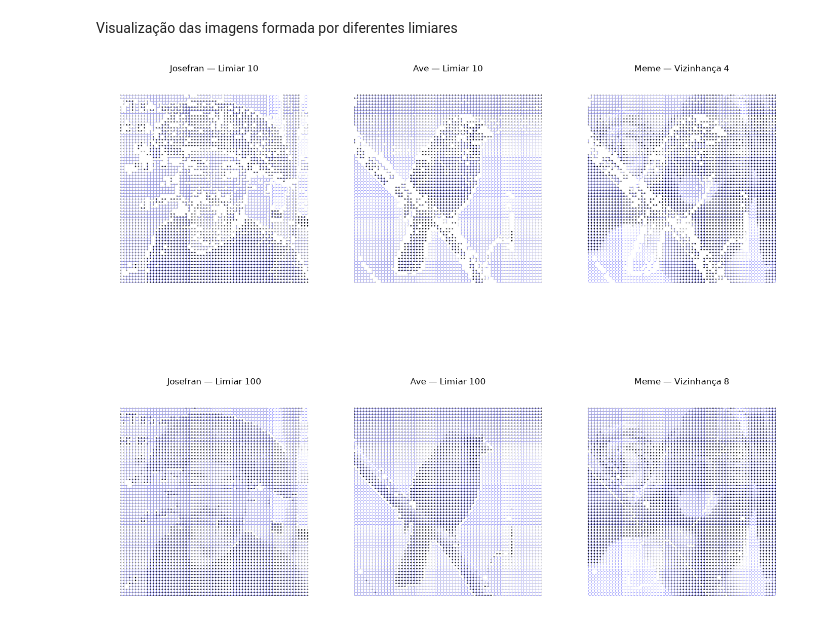
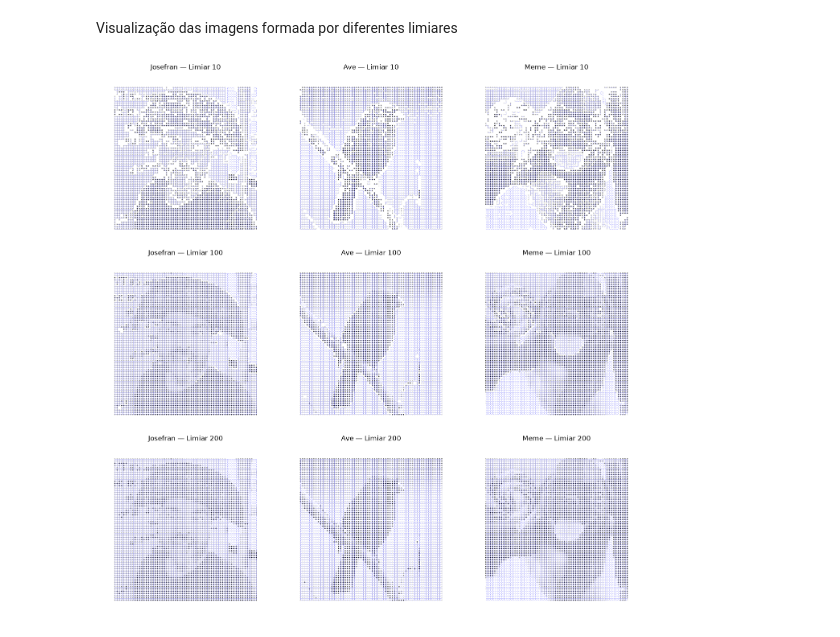
Before and after one commit to pab-h/image-graph, a Jupyter notebook: notebooks/experimentos/diferenças entre limiares com vizinhanças de 4.ipynb, the cells around one changed output. Drawn from its saved outputs; the diff is of its cells as text; code cells hidden in the pictures.

Commit message:
fix: Testando com 3 limiares em vez de apenas 2

```diff
--- a/notebooks/experimentos/diferenças entre limiares com vizinhanças de 4.ipynb
+++ b/notebooks/experimentos/diferenças entre limiares com vizinhanças de 4.ipynb
@@ -144,24 +144,32 @@ def construir_grafo_imagem(matriz_pixels, vizinhanca=4, limiar=10):
 # %% [markdown]
 Visualização das imagens formada por diferentes limiares
 # %%
-josefran_graph_10l = construir_grafo_imagem(josefran_image, vizinhanca = 4, limiar  = 10)
+josefran_graph_10l  = construir_grafo_imagem(josefran_image, vizinhanca = 4, limiar  = 10)
 josefran_graph_100l = construir_grafo_imagem(josefran_image, vizinhanca = 4, limiar = 100)
+josefran_graph_200l = construir_grafo_imagem(josefran_image, vizinhanca = 4, limiar = 200)
 # %%
 ave_graph_10l = construir_grafo_imagem(ave_image, vizinhanca = 4, limiar  = 10)
 ave_graph_100l = construir_grafo_imagem(ave_image, vizinhanca = 4, limiar = 100)
+ave_graph_200l = construir_grafo_imagem(ave_image, vizinhanca = 4, limiar = 200)
 # %%
-meme_graph_10l = construir_grafo_imagem(ave_image, vizinhanca = 4, limiar  = 10)
-meme_graph_100l = construir_grafo_imagem(ave_image, vizinhanca = 4, limiar = 100)
+meme_graph_10l = construir_grafo_imagem(meme_image, vizinhanca = 4, limiar  = 10)
+meme_graph_100l = construir_grafo_imagem(meme_image, vizinhanca = 4, limiar = 100)
+meme_graph_200l = construir_grafo_imagem(meme_image, vizinhanca = 4, limiar = 200)
 # %%
-fig, axes = plt.subplots(2, 3, figsize=(14, 14))
+fig, axes = plt.subplots(3, 3, figsize=(14, 14))
 
 configuracoes = [
     (0, 0, josefran_image, josefran_graph_10l, "Josefran — Limiar 10"),
     (1, 0, josefran_image, josefran_graph_100l, "Josefran — Limiar 100"),
+    (2, 0, josefran_image, josefran_graph_200l, "Josefran — Limiar 200"),
+
     (0, 1, ave_image,      ave_graph_10l,      "Ave — Limiar 10"),
     (1, 1, ave_image,      ave_graph_100l,      "Ave — Limiar 100"),
-    (0, 2, meme_image,     meme_graph_10l,     "Meme — Vizinhança 4"),
-    (1, 2, meme_image,     meme_graph_100l,     "Meme — Vizinhança 8"),
+    (2, 1, ave_image,      ave_graph_200l,      "Ave — Limiar 200"),
+
+    (0, 2, meme_image,     meme_graph_10l,     "Meme — Limiar 10"),
+    (1, 2, meme_image,     meme_graph_100l,     "Meme — Limiar 100"),
+    (2, 2, meme_image,     meme_graph_200l,     "Meme — Limiar 200"),
 ]
 
 for linha, coluna, matriz_pixels, grafo, titulo in configuracoes:
@@ -179,31 +187,31 @@ for linha, coluna, matriz_pixels, grafo, titulo in configuracoes:
     # 3. Intensidade dos pixels para colorir os nós
     nodos = list(G.nodes())
     cores = [matriz_pixels[u[0], u[1]] for u in nodos]
 
     # 4. Desenhar no subplot correspondente
     nx.draw_networkx_nodes(
         G,
         pos,
         ax=ax,
         nodelist=nodos,
         node_size=1,
         node_color=cores,
         cmap=plt.cm.gray,
     )
     nx.draw_networkx_edges(
         G,
         pos,
         ax=ax,
         width=0.5,
         alpha=0.5,
         edge_color="blue",
     )
 
     ax.set_title(titulo)
     ax.set_aspect("equal")
     ax.axis("off")
 
 plt.tight_layout()
 plt.show()
 # %% [output]
-[figure, old version]
+[figure, new version]
```
